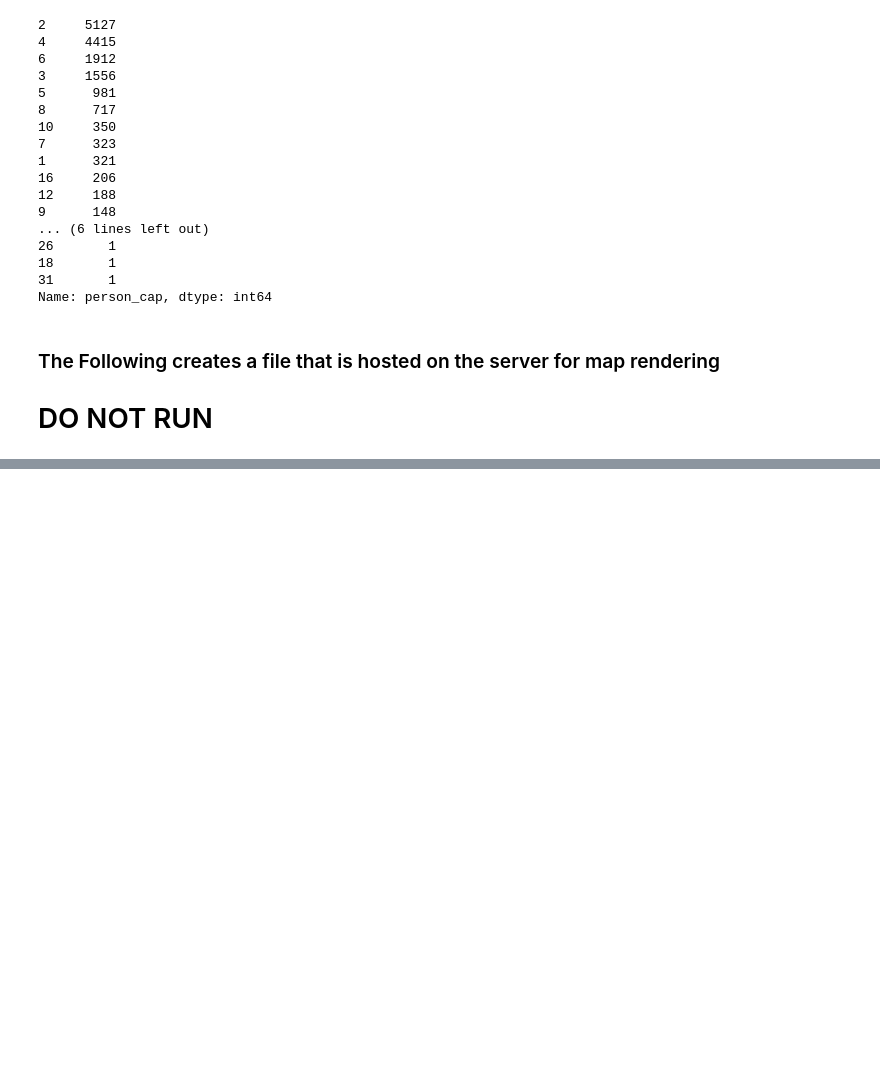
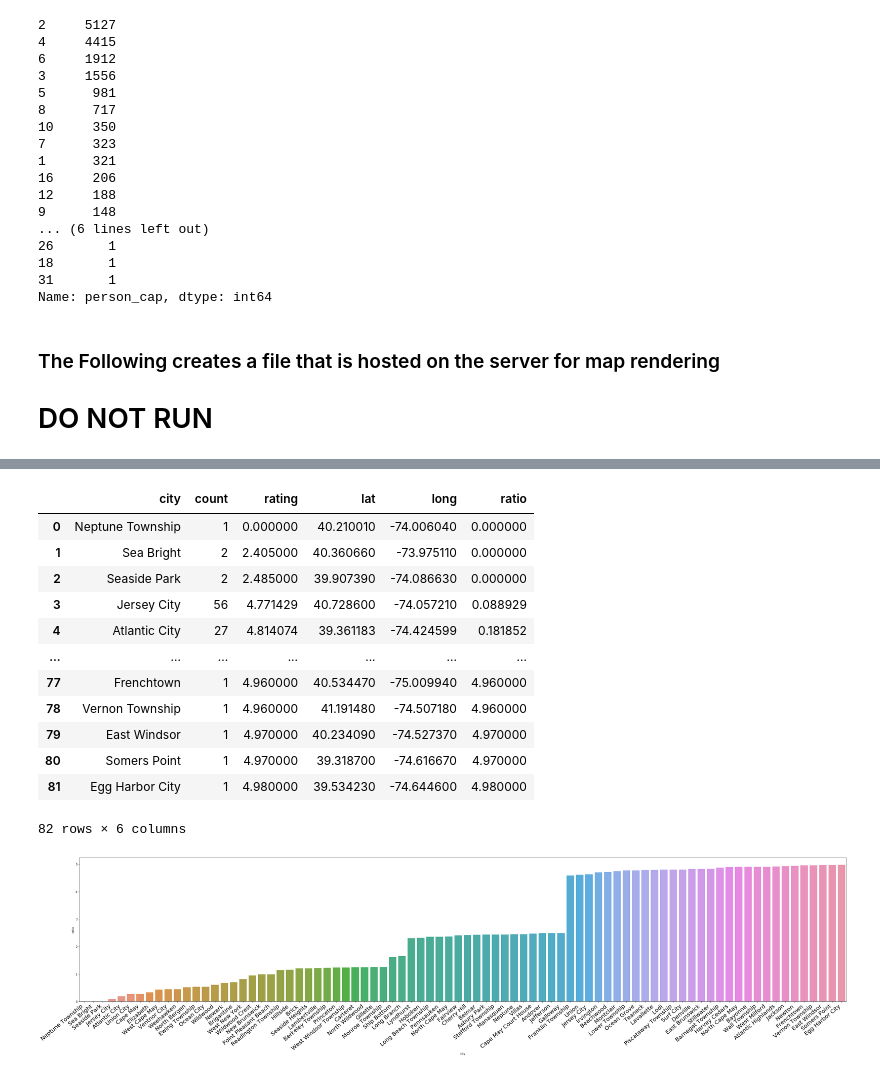
Before and after one commit to 320final/320final.github.io, a Jupyter notebook: jupiterNB/nb.ipynb, the cells around one changed output, grey strips where cells are left out. Drawn from its saved outputs; the diff is of its cells as text; code cells hidden in the pictures; blank space fills up the shorter version.

```diff
--- a/jupiterNB/nb.ipynb
+++ b/jupiterNB/nb.ipynb
@@ -223,0 +374,25 @@ for i in range(0,3):
+# %%
+query = "SELECT city, count(city) as count, avg(avg_rating) as rating ,lat, long, (avg_rating/count(city)) as ratio FROM data WHERE state = 'New%20Jersey' Group By city Order By ratio"
+sub = pandasql.sqldf(query,globals())
+display(sub)
+
+plt.figure(figsize = (40, 10))
+ax = sns.barplot(x = sub['city'], y = sub['ratio'])
+ax.set_xticklabels(ax.get_xticklabels(), rotation=40, ha="right",fontsize=20)
+plt.tight_layout()
+plt.show()
+# %% [output]
+|  | city | count | rating | lat | long | ratio |
+| 0 | Neptune Township | 1 | 0.000000 | 40.210010 | -74.006040 | 0.000000 |
+| 1 | Sea Bright | 2 | 2.405000 | 40.360660 | -73.975110 | 0.000000 |
+| 2 | Seaside Park | 2 | 2.485000 | 39.907390 | -74.086630 | 0.000000 |
+| 3 | Jersey City | 56 | 4.771429 | 40.728600 | -74.057210 | 0.088929 |
+| 4 | Atlantic City | 27 | 4.814074 | 39.361183 | -74.424599 | 0.181852 |
+| ... | ... | ... | ... | ... | ... | ... |
+| 77 | Frenchtown | 1 | 4.960000 | 40.534470 | -75.009940 | 4.960000 |
+| 78 | Vernon Township | 1 | 4.960000 | 41.191480 | -74.507180 | 4.960000 |
+| 79 | East Windsor | 1 | 4.970000 | 40.234090 | -74.527370 | 4.970000 |
+| 80 | Somers Point | 1 | 4.970000 | 39.318700 | -74.616670 | 4.970000 |
+| 81 | Egg Harbor City | 1 | 4.980000 | 39.534230 | -74.644600 | 4.980000 |
+82 rows × 6 columns
+[figure, added]
```
Also changed, not shown: parts of 9 cells of this notebook, 1 other file.
